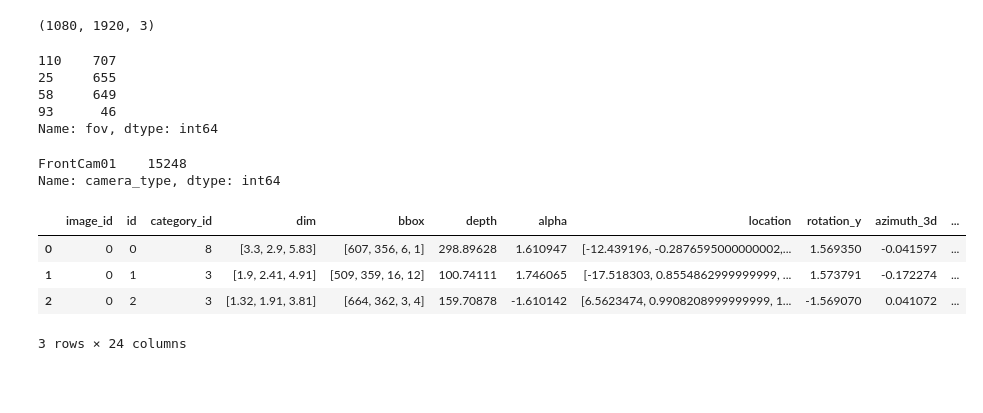
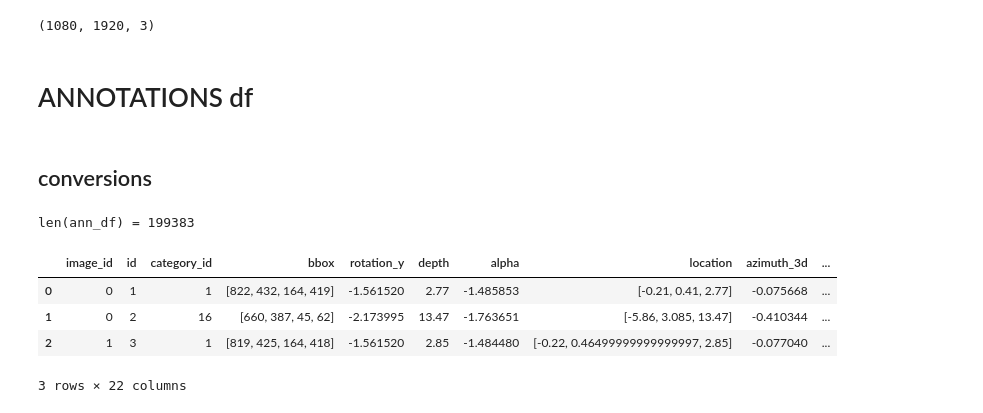
Before and after one commit to itamargins/scripts, a Jupyter notebook: Data_EDA.ipynb, the cells around one changed output. Cells and saved outputs as stored; diff of their text form; code cells hidden in the pictures; blank space fills up the shorter version.

```diff
--- a/Data_EDA.ipynb
+++ b/Data_EDA.ipynb
@@ -6,8 +13,11 @@ from collections import defaultdict
 from tqdm import tqdm
 import matplotlib.pyplot as plt
 import cv2
+import os
 
-IMAGE_SHAPE = (1240, 720)
+import seaborn as sns
 
+instance_threshold = 1000
+using_path_for_camera_index = True
 # useful reference: https://github.com/imagry/AVM_PSD/blob/main/src/data/psd_data.ipynb
 # %%
@@ -40,0 +73,7 @@ image_df
+# %%
+image_df['basename'] = image_df['file_name'].apply(lambda x: os.path.basename(x))
+# interval__image_df = image_df.groupby('camera_index')
+# for i,d in interval__image_df:
+#     d = d.sort_values(by='basename')
+# interval__image_df.get_group('4').head()
+# image_df.sort_values(['camera_index', 'basename'])
@@ -40,0 +109,27 @@ image_df
+# %%
+if using_path_for_camera_index:
+    image_df['camera_index'] = image_df['file_name'].apply(lambda x: x.split('/')[-3])
+
+cam_index_value_counts = image_df['camera_index'].value_counts().sort_index(ascending=True)
+cam_index_normalized_value_counts = image_df['camera_index'].value_counts(normalize=True).sort_index(ascending=True)
+
+# Create the bar plot
+plt.bar(cam_index_value_counts.index, cam_index_value_counts.values)
+
+# Add text annotations for absolute counts and percentages above each bar
+for i, count in enumerate(cam_index_value_counts):
+    percent = cam_index_normalized_value_counts[i] * 100
+    plt.text(i, count + 1, f'{count}\n({percent:.1f}%)', ha='center')
+
+# Set the x-axis label
+plt.xlabel('Camera index')
+
+# Set the y-axis label
+plt.ylabel('Count')
+
+# Set the title
+plt.title(f'Camera index distribution - {ds_name}')
+
+# Show the plot
+plt.tight_layout()
+plt.show()
@@ -44,28 +144,21 @@ image_shape
 # %% [output]
 (1080, 1920, 3)
-# %%
-image_df['fov'].value_counts()
-# %% [output]
-110    707
-25     655
-58     649
-93      46
-Name: fov, dtype: int64
-# %%
-image_df['camera_type'].value_counts()
-# %% [output]
-FrontCam01    15248
-Name: camera_type, dtype: int64
+# %% [markdown]
+# ANNOTATIONS df
+# %% [markdown]
+## conversions
 # %%
 ann_df = pd.DataFrame(data['annotations'])
-ann_df['fov_deg'] = ann_df['image_fov'].apply(np.rad2deg)
+ann_df['image_fov_deg'] = ann_df['image_fov'].apply(np.rad2deg)
 ann_df['azimuth_3d_deg'] = ann_df['azimuth_3d'].apply(np.rad2deg)
 ann_df['azimuth_2d_deg'] = ann_df['azimuth_2d'].apply(np.rad2deg)
-ann_df['camera_type'] = ann_df['image_id'].apply(lambda i: image2type[i])
+ann_df['cam_config'] = ann_df['image_id'].apply(lambda i: image2config[i])
+print(f'{len(ann_df) = }')
 ann_df.head(3)
 # %% [output]
+len(ann_df) = 199383
-|  | image_id | id | category_id | dim | bbox | depth | alpha | location | rotation_y | azimuth_3d | ... |
-| 0 | 0 | 0 | 8 | [3.3, 2.9, 5.83] | [607, 356, 6, 1] | 298.89628 | 1.610947 | [-12.439196, -0.2876595000000002,... | 1.569350 | -0.041597 | ... |
-| 1 | 0 | 1 | 3 | [1.9, 2.41, 4.91] | [509, 359, 16, 12] | 100.74111 | 1.746065 | [-17.518303, 0.8554862999999999, ... | 1.573791 | -0.172274 | ... |
-| 2 | 0 | 2 | 3 | [1.32, 1.91, 3.81] | [664, 362, 3, 4] | 159.70878 | -1.610142 | [6.5623474, 0.9908208999999999, 1... | -1.569070 | 0.041072 | ... |
+|  | image_id | id | category_id | bbox | rotation_y | depth | alpha | location | azimuth_3d | ... |
+| 0 | 0 | 1 | 1 | [822, 432, 164, 419] | -1.561520 | 2.77 | -1.485853 | [-0.21, 0.41, 2.77] | -0.075668 | ... |
+| 1 | 0 | 2 | 16 | [660, 387, 45, 62] | -2.173995 | 13.47 | -1.763651 | [-5.86, 3.085, 13.47] | -0.410344 | ... |
+| 2 | 1 | 3 | 1 | [819, 425, 164, 418] | -1.561520 | 2.85 | -1.484480 | [-0.22, 0.46499999999999997, 2.85] | -0.077040 | ... |
-3 rows × 24 columns
+3 rows × 22 columns
```
Also changed, not shown: parts of 50 cells of this notebook, 17 other files.
